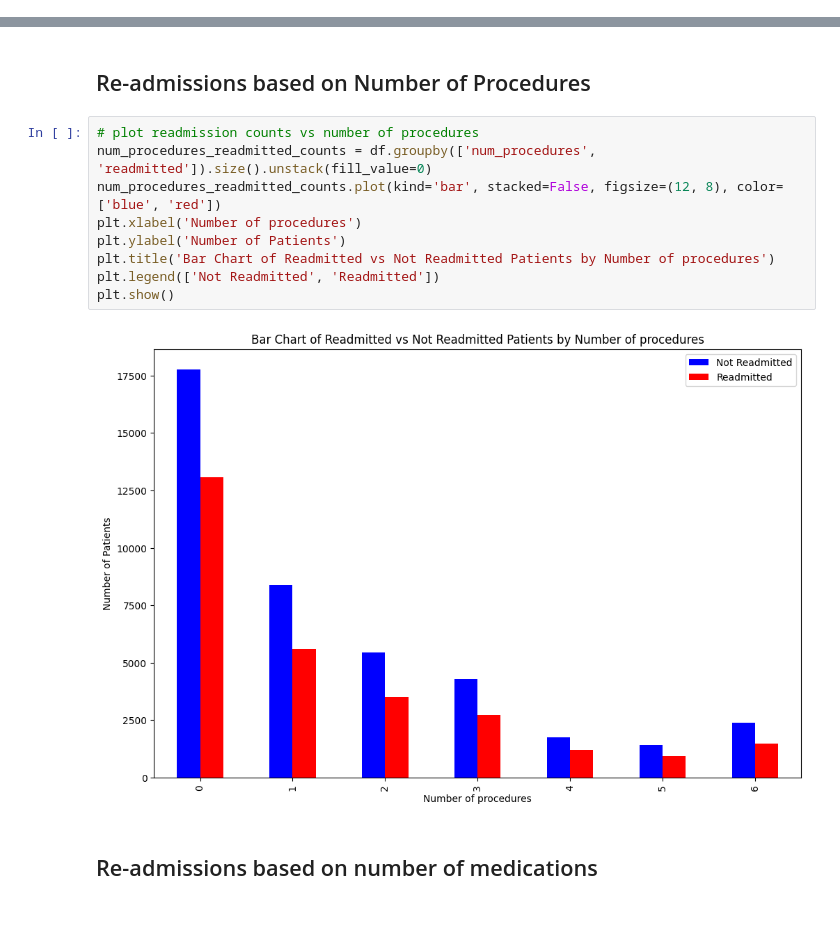
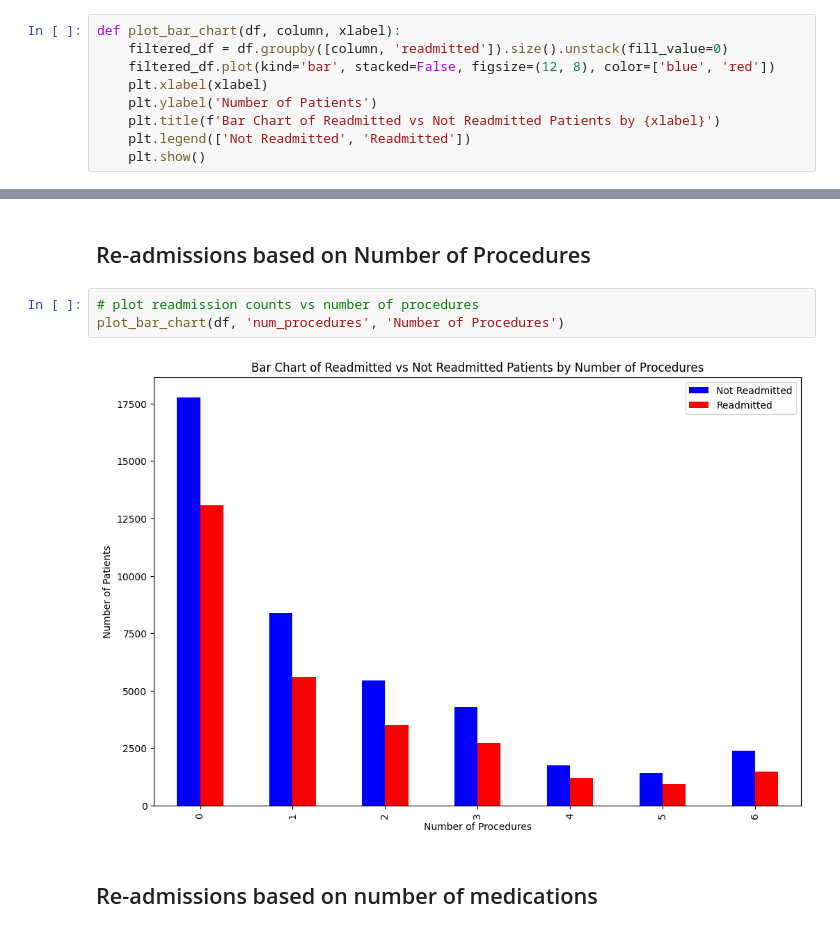
Before and after one commit to abhitoshj/diabetes-readmission, a Jupyter notebook: diabetes-readmission.ipynb, the cells around one changed output, grey strips where cells are left out. Cells and saved outputs as stored; diff of their text form.

Commit message:
fix: refactored plotting

```diff
--- a/diabetes-readmission.ipynb
+++ b/diabetes-readmission.ipynb
@@ -264,5 +264,14 @@ plt.show()
 # %% [output]
 [figure]
 [figure]
+# %%
+def plot_bar_chart(df, column, xlabel):
+    filtered_df = df.groupby([column, 'readmitted']).size().unstack(fill_value=0)
+    filtered_df.plot(kind='bar', stacked=False, figsize=(12, 8), color=['blue', 'red'])
+    plt.xlabel(xlabel)
+    plt.ylabel('Number of Patients')
+    plt.title(f'Bar Chart of Readmitted vs Not Readmitted Patients by {xlabel}')
+    plt.legend(['Not Readmitted', 'Readmitted'])
+    plt.show()
 # %% [markdown]
 ## Readmissions based on Age ##
@@ -327,15 +315,9 @@ plt.show()
 # %% [markdown]
 ## Re-admissions based on Number of Procedures ##
-# %%
-# plot readmission counts vs number of procedures
-num_procedures_readmitted_counts = df.groupby(['num_procedures', 'readmitted']).size().unstack(fill_value=0)
-num_procedures_readmitted_counts.plot(kind='bar', stacked=False, figsize=(12, 8), color=['blue', 'red'])
-plt.xlabel('Number of procedures')
-plt.ylabel('Number of Patients')
-plt.title('Bar Chart of Readmitted vs Not Readmitted Patients by Number of procedures')
-plt.legend(['Not Readmitted', 'Readmitted'])
-plt.show()
-# %% [output]
-[figure, removed]
+# %%
+# plot readmission counts vs number of procedures
+plot_bar_chart(df, 'num_procedures', 'Number of Procedures')
+# %% [output]
+[figure, added]
 # %% [markdown]
 ## Re-admissions based on number of medications ##
```
Also changed, not shown: parts of 33 cells of this notebook.
